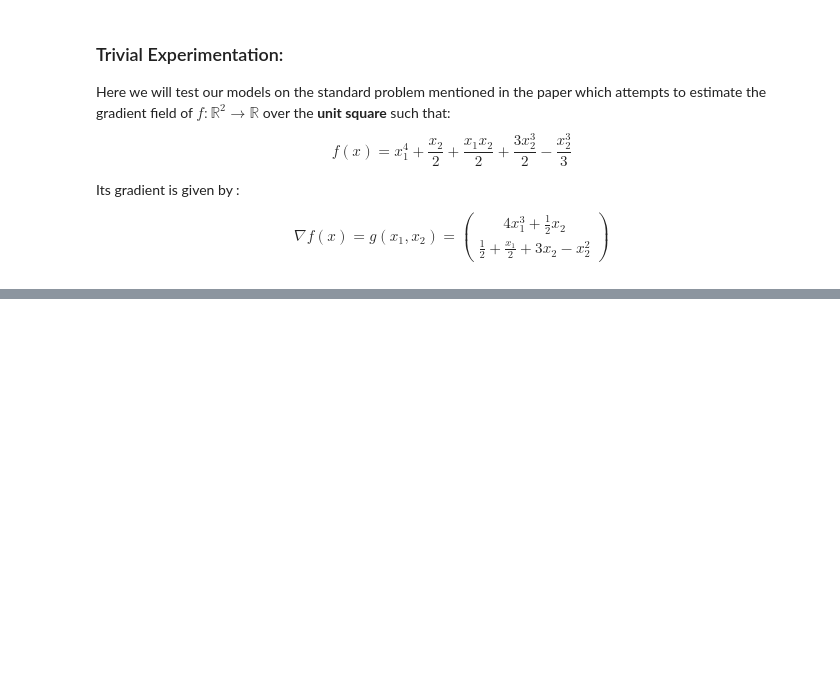
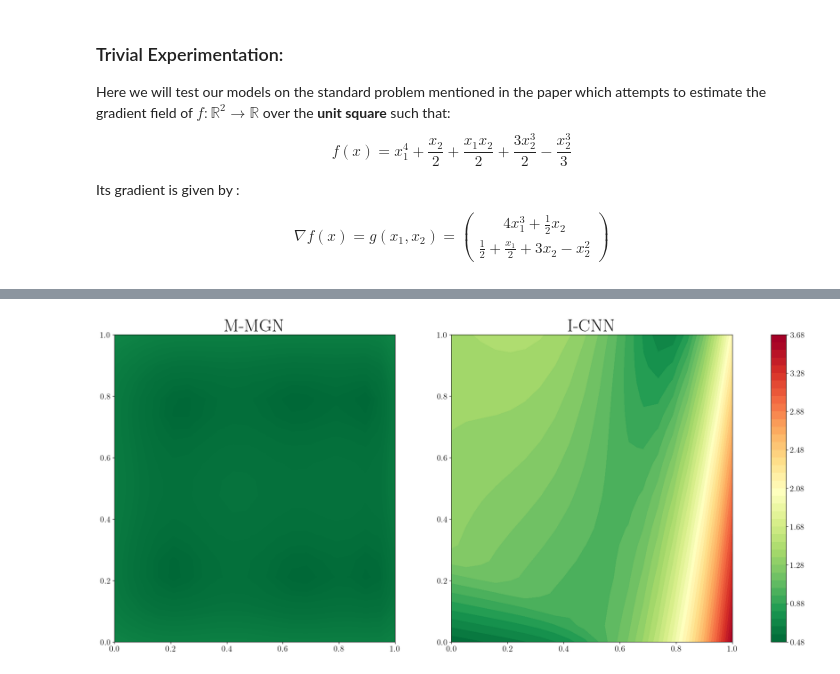
Before and after one commit to midsougou/Learning-Gradient-of-Convex-Functions-Using-Neural-Network, a Jupyter notebook: src/experiments/learn_trivial_func.ipynb, the cells around one changed output, grey strips where cells are left out. Saved outputs shown, nothing was run; the diff lists cells and outputs as text; code cells hidden in the pictures; blank space fills up the shorter version.

```diff
--- a/src/experiments/learn_trivial_func.ipynb
+++ b/src/experiments/learn_trivial_func.ipynb
@@ -69,10 +70,10 @@ model_MMGN = mmgn.M_MGN(input_dim=input_dim, hidden_dim=4, num_layers=1, output_
 
 # Benchmark Models
 model_ICGN = icgn.I_CGN(input_dim=input_dim, hidden_dim=5, layers=0).to(device)
-model_ICCN = icnn.I_CNN(input_dim=input_dim, hidden_dim=5, num_layers=2).to(device)
+model_ICCN = icnn.I_CNN(input_dim=input_dim, hidden_dim=1, num_layers=19).to(device)
 
 print("Number of parameters in C-MGN", sum(p.size().numel() for p in model_CMGN.parameters())) # ok
-print("Number of parameters in M-MGN", sum(p.size().numel() for p in model_MMGN.parameters())) # KO : 22 in the paper
+print("Number of parameters in M-MGN", sum(p.size().numel() for p in model_MMGN.parameters())) # fixed 22 in the paper
 print("Number of parameters in I-CGN", sum(p.size().numel() for p in model_ICGN.parameters())) # ok
 print("Number of parameters in I-CCN", sum(p.size().numel() for p in model_ICCN.parameters())) # KO 78 in the paper
 # %% [output]
@@ -158,5 +160,5 @@ Epoch 9000, Loss: 0.063169464468956
 # Define optimizer and loss function
 criterion = nn.L1Loss()  # Mean absolute error (MAE)
 optimizer = optim.Adam(model_ICCN.parameters(), lr=1e-3)
-trained_ICCN = train(model_ICCN, optimizer, criterion, data, func, num_epochs=10000, verbose=True)
+trained_ICCN = train(model_ICCN, optimizer, criterion, func, num_epochs=10000, verbose=True)
 # %% [output]
@@ -173,3 +175,44 @@ Epoch 9001, Loss: 0.058101095259189606
+# %%
+
+#plt.rcParams['figure.figsize'] = (10,10)
+fig, ax = plt.subplots(1, 2, figsize=(25,10))
+
+xi = torch.linspace(0, 1, 20)
+yi = torch.linspace(0, 1, 20)
+
+
+#space = torch.rand(size=(1000,2))
+
+Xi, Yi = torch.meshgrid(xi, yi, indexing="ij")  # Use "ij" or "xy" based on your needs
+space = torch.cat([torch.reshape(Xi,(-1,1)),torch.reshape(Yi,(-1,1))],1)
+targ = gradient(space)
+#fig.suptitle('Error norm')
+
+out_MMGN = trained_MMGN(space).detach().numpy()
+z1 = (targ - out_MMGN).norm(dim=1).reshape(Xi.shape).T
+out_ICCN = trained_ICCN(space).detach()
+z2 = (targ - out_ICCN).norm(dim=1).reshape(Xi.shape).T
+
+cmax = max(z1.max(),z2.max())
+
+#CMGN & ICGN PLOT
+#ax[0].contour(xi, yi, z1, levels=8, linewidths=0.5, colors='w')
+cmgn_plt = ax[0].contourf(xi, yi, z1, levels=50, cmap="RdYlGn_r",vmax=cmax,)
+
+#ax[1].contour(xi, yi, z2, levels=8, linewidths=0.5, colors='w')
+icgn_plt = ax[1].contourf(xi, yi, z2, levels=50, cmap="RdYlGn_r",vmax=cmax)
+#fig.colorbar(cntr1, ax=ax1)
+# ax[0].scatter(x=space[:,0],y=space[:,1], c=z1,cmap='RdYlGn_r',vmin=0,vmax=cmax,s=48)
+ax[0].set_title('M-MGN',fontsize=32)
+ax[1].set_title('I-CNN',fontsize=32)
+
+ax[1].tick_params(axis='both', which='major', labelsize=15)
+ax[0].tick_params(axis='both', which='major', labelsize=15)
+#plt.tight_layout()
+cbar = plt.colorbar(icgn_plt,ax=ax)
+cbar.ax.tick_params(labelsize=15)
+# %% [output]
+[figure, added]
 # %%
 
 #plt.rcParams['figure.figsize'] = (10,10)
```
Also changed, not shown: parts of 11 cells of this notebook, 5 other files.
